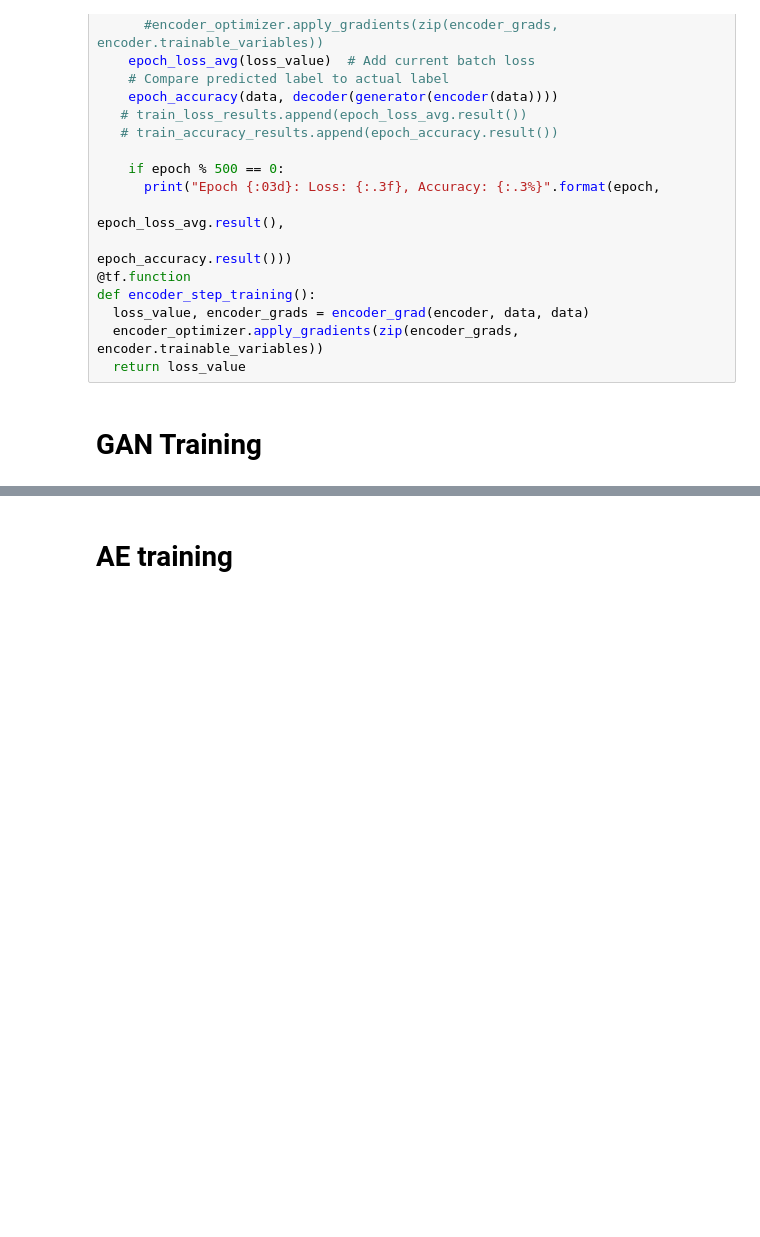
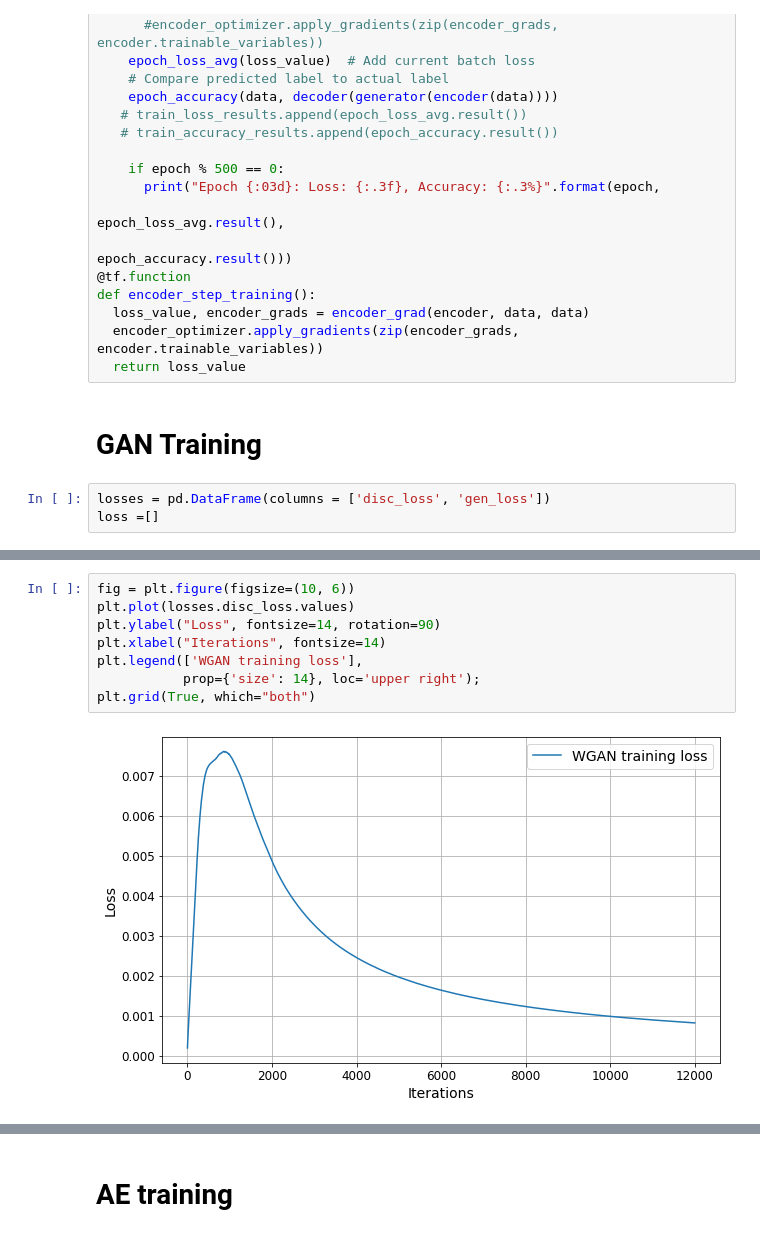
Before and after one commit to YBen1/Autoencoder_communication_system_WGAN_Channel-estimation, a Jupyter notebook: Communication_Autoencoder_with_WGAN_alternating_Training.ipynb, the cells around one changed output, grey strips where cells are left out. Saved outputs shown, nothing was run; the diff lists cells and outputs as text; blank space fills up the shorter version.

```diff
--- a/Communication_Autoencoder_with_WGAN_alternating_Training.ipynb
+++ b/Communication_Autoencoder_with_WGAN_alternating_Training.ipynb
@@ -469,6 +483,9 @@ def encoder_step_training():
   return loss_value
 # %% [markdown]
 # GAN Training
+# %%
+losses = pd.DataFrame(columns = ['disc_loss', 'gen_loss'])
+loss =[]
 # %%
 %%time
 generator_optimizer, discriminator_optimizer = gan_optimizers(gen_learning_rate=gen_learning_rate, disc_learning_rate = disc_learning_rate)
@@ -574,3 +525,13 @@ Time for the training is 6.581860065460205 sec,
+# %%
+fig = plt.figure(figsize=(10, 6))
+plt.plot(losses.disc_loss.values)
+plt.ylabel("Loss", fontsize=14, rotation=90)
+plt.xlabel("Iterations", fontsize=14)
+plt.legend(['WGAN training loss'],
+           prop={'size': 14}, loc='upper right');
+plt.grid(True, which="both")
+# %% [output]
+[figure, added]
 # %%
 %%time
 generator.trainable =False
```
Also changed, not shown: parts of 8 cells of this notebook.
